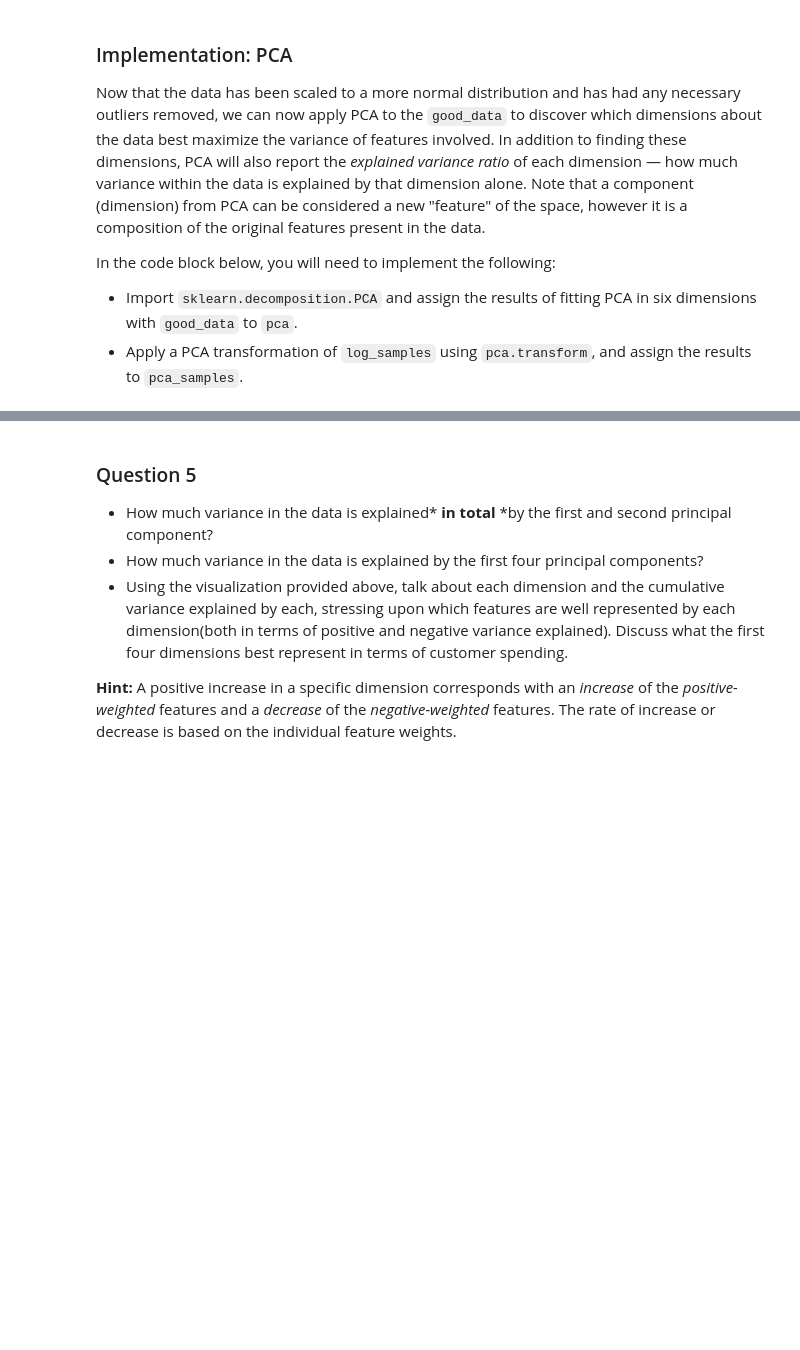
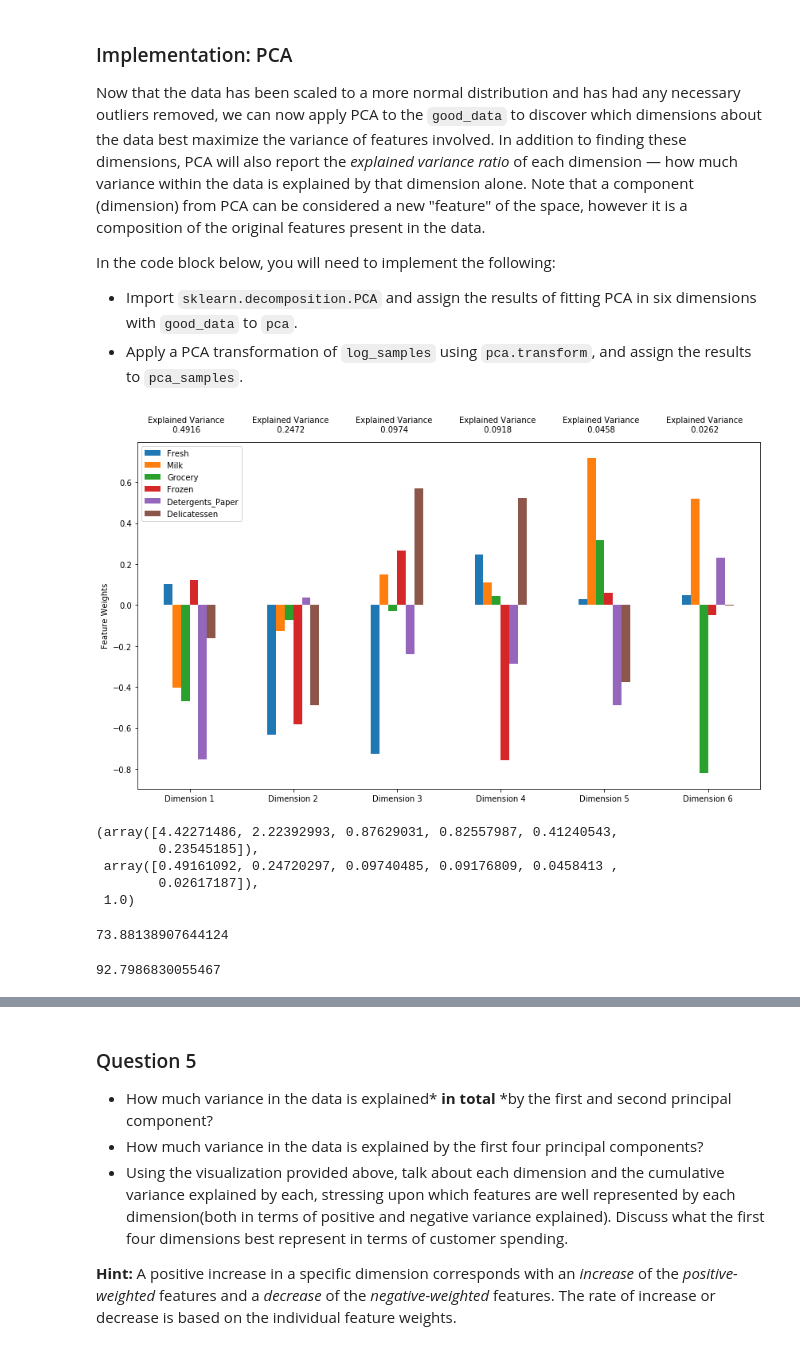
Before and after one commit to samiriff/MLND-customer-segments, a Jupyter notebook: customer_segments.ipynb, the cells around one changed output, grey strips where cells are left out. Drawn from its saved outputs; the diff is of its cells as text; code cells hidden in the pictures; blank space fills up the shorter version.

```diff
--- a/customer_segments.ipynb
+++ b/customer_segments.ipynb
@@ -507,11 +507,32 @@ In the code block below, you will need to implement the following:
  - Import `sklearn.decomposition.PCA` and assign the results of fitting PCA in six dimensions with `good_data` to `pca`.
  - Apply a PCA transformation of `log_samples` using `pca.transform`, and assign the results to `pca_samples`.
 # %%
+from sklearn.decomposition import PCA
 # TODO: Apply PCA by fitting the good data with the same number of dimensions as features
-pca = None
+pca = PCA(n_components=good_data.shape[1])
 
 # TODO: Transform log_samples using the PCA fit above
-pca_samples = None
+pca_samples = pca.fit_transform(good_data)
 
 # Generate PCA results plot
 pca_results = vs.pca_results(good_data, pca)
+# %% [output]
+[figure, added]
+# %%
+pca.explained_variance_, pca.explained_variance_ratio_, pca.explained_variance_ratio_.sum()
+# %% [output]
+(array([4.42271486, 2.22392993, 0.87629031, 0.82557987, 0.41240543,
+        0.23545185]),
+ array([0.49161092, 0.24720297, 0.09740485, 0.09176809, 0.0458413 ,
+        0.02617187]),
+ 1.0)
+# %%
+total_explained_variance = pca.explained_variance_ratio_[:2].sum() * 100
+total_explained_variance
+# %% [output]
+73.88138907644124
+# %%
+total_explained_variance = pca.explained_variance_ratio_[:4].sum() * 100
+total_explained_variance
+# %% [output]
+92.7986830055467
```
Also changed, not shown: parts of 4 cells of this notebook.
